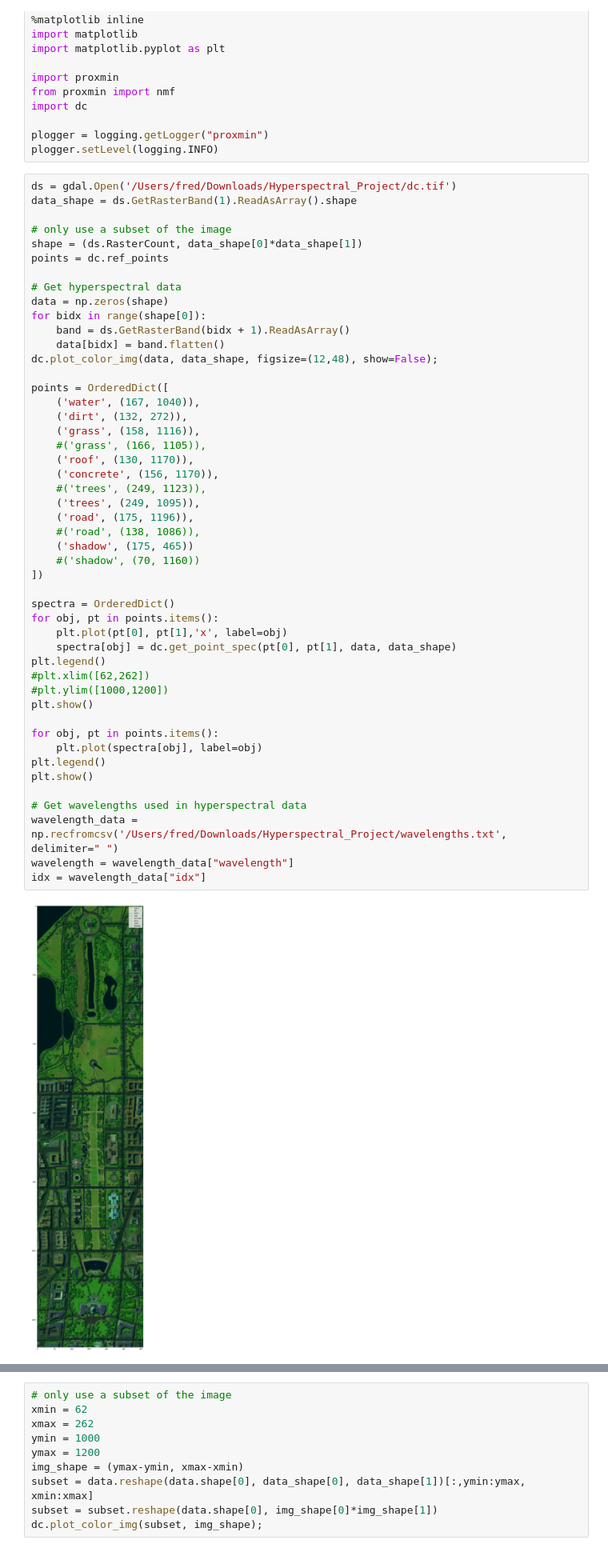
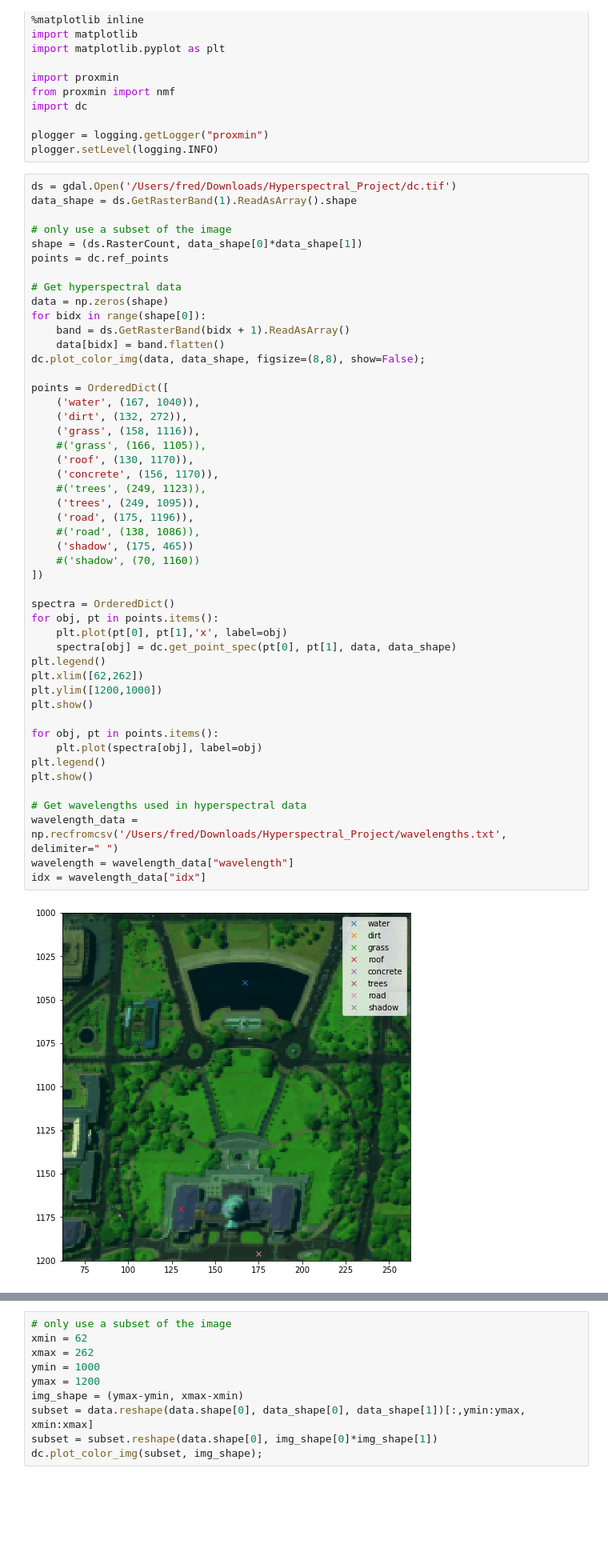
Before and after one commit to fred3m/hyperspectral, a Jupyter notebook: washington_dc-entropy.ipynb, the cells around one changed output, grey strips where cells are left out. Shown at 80% size. Drawn from its saved outputs; the diff is of its cells as text; blank space fills up the shorter version.

```diff
--- a/washington_dc-entropy.ipynb
+++ b/washington_dc-entropy.ipynb
@@ -28,43 +28,43 @@ data = np.zeros(shape)
 for bidx in range(shape[0]):
     band = ds.GetRasterBand(bidx + 1).ReadAsArray()
     data[bidx] = band.flatten()
-dc.plot_color_img(data, data_shape, figsize=(12,48), show=False);
+dc.plot_color_img(data, data_shape, figsize=(8,8), show=False);
 
 points = OrderedDict([
     ('water', (167, 1040)),
     ('dirt', (132, 272)),
     ('grass', (158, 1116)),
     #('grass', (166, 1105)),
     ('roof', (130, 1170)),
     ('concrete', (156, 1170)),
     #('trees', (249, 1123)),
     ('trees', (249, 1095)),
     ('road', (175, 1196)),
     #('road', (138, 1086)),
     ('shadow', (175, 465))
     #('shadow', (70, 1160))
 ])
 
 spectra = OrderedDict()
 for obj, pt in points.items():
     plt.plot(pt[0], pt[1],'x', label=obj)
     spectra[obj] = dc.get_point_spec(pt[0], pt[1], data, data_shape)
 plt.legend()
-#plt.xlim([62,262])
-#plt.ylim([1000,1200])
+plt.xlim([62,262])
+plt.ylim([1200,1000])
 plt.show()
 
 for obj, pt in points.items():
     plt.plot(spectra[obj], label=obj)
 plt.legend()
 plt.show()
 
 # Get wavelengths used in hyperspectral data
 wavelength_data = np.recfromcsv('/Users/fred/Downloads/Hyperspectral_Project/wavelengths.txt', delimiter=" ")
 wavelength = wavelength_data["wavelength"]
 idx = wavelength_data["idx"]
 # %% [output]
-[figure, old version]
+[figure, new version]
 [figure]
 # %%
 # only use a subset of the image
```
Also changed, not shown: parts of 5 cells of this notebook, 2 other files.
